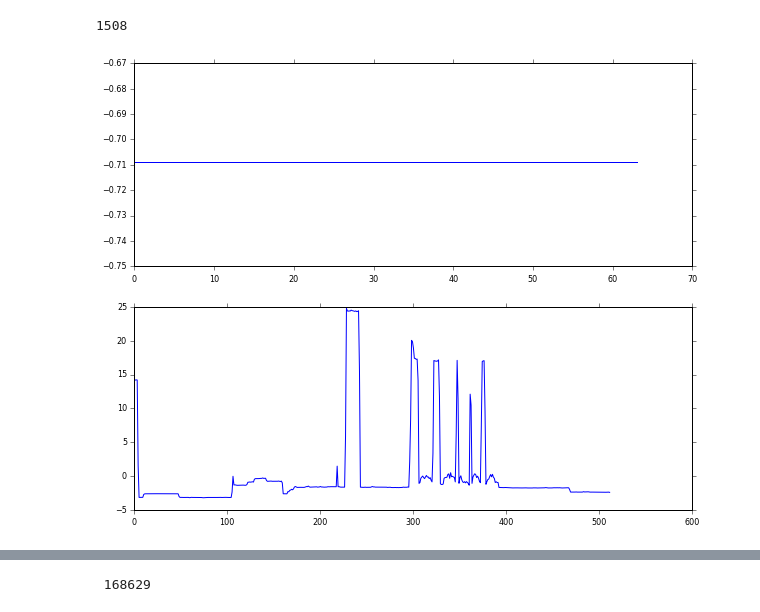
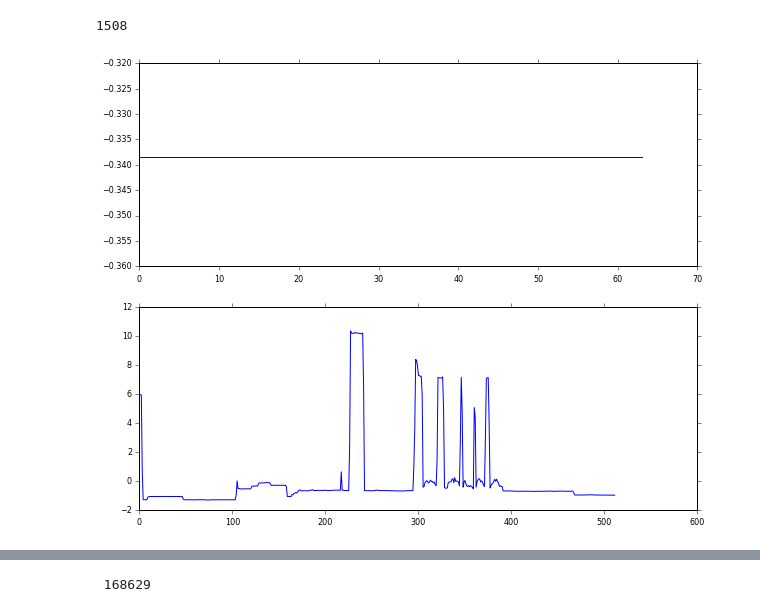
Before and after one commit to JackKelly/neuralnilm_prototype, a Jupyter notebook: notebooks/test RandomSegments.ipynb, the cells around one changed output, grey strips where cells are left out. Drawn from its saved outputs; the diff is of its cells as text; code cells hidden in the pictures.

```diff
--- a/notebooks/test RandomSegments.ipynb
+++ b/notebooks/test RandomSegments.ipynb
@@ -23,9 +23,11 @@ source = SameLocation(
     independently_center_inputs=True,
     standardise_targets=True,
     subsample_target=8,
-    #ignore_incomplete=True,
-    skip_probability=0.5
-    #offset_probability=0.5,
+    allow_incomplete=True,
+    ignore_incomplete=True,
+    include_all=True,
+    skip_probability=0.25,
+    offset_probability=1
     #ignore_offset_activations=True
 )
 # %% [output]
@@ -59,8 +61,9 @@ len(source.activations[1])
 # %%
 #source.n_seq_per_batch = 4
 #source.skip_probability = 0.5
+source.ignore_incomplete = False
 X_val, y_val = source.validation_data()
 # %%
-plot_data(X_val, y_val, 1)
+plot_data(X_val, y_val, 0)
 # %% [output]
-[figure, old version]
+[figure, new version]
```
Also changed, not shown: parts of 14 cells of this notebook, 3 other files.
